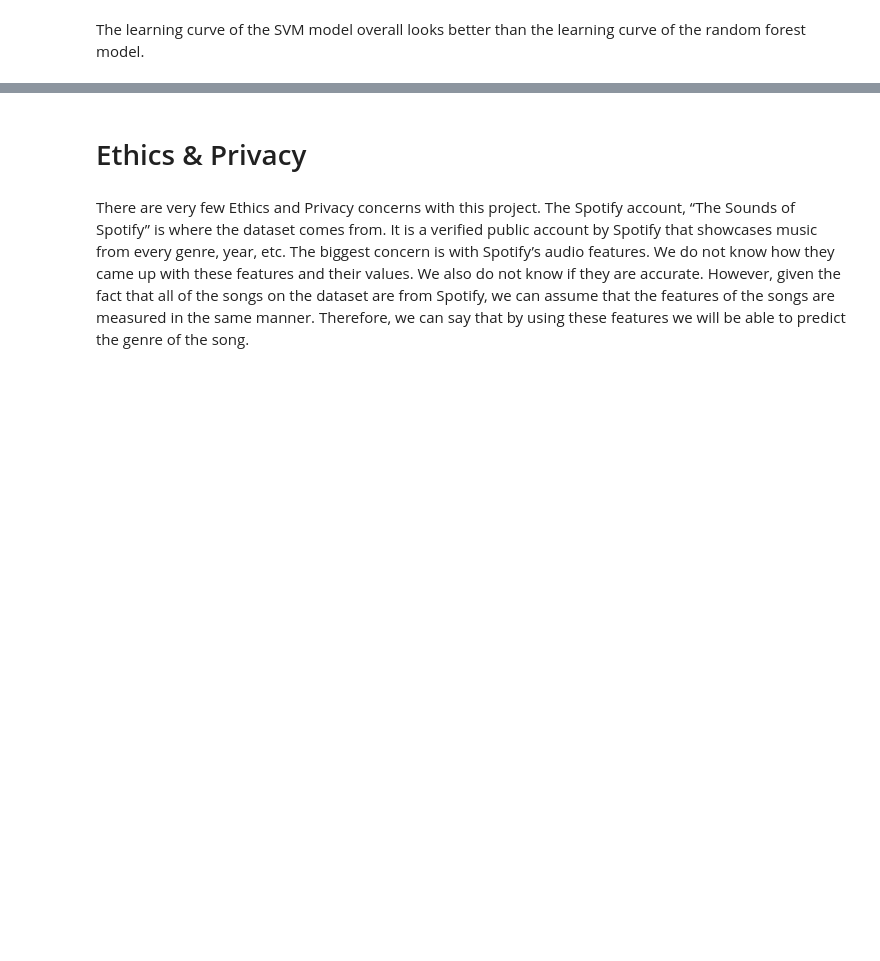
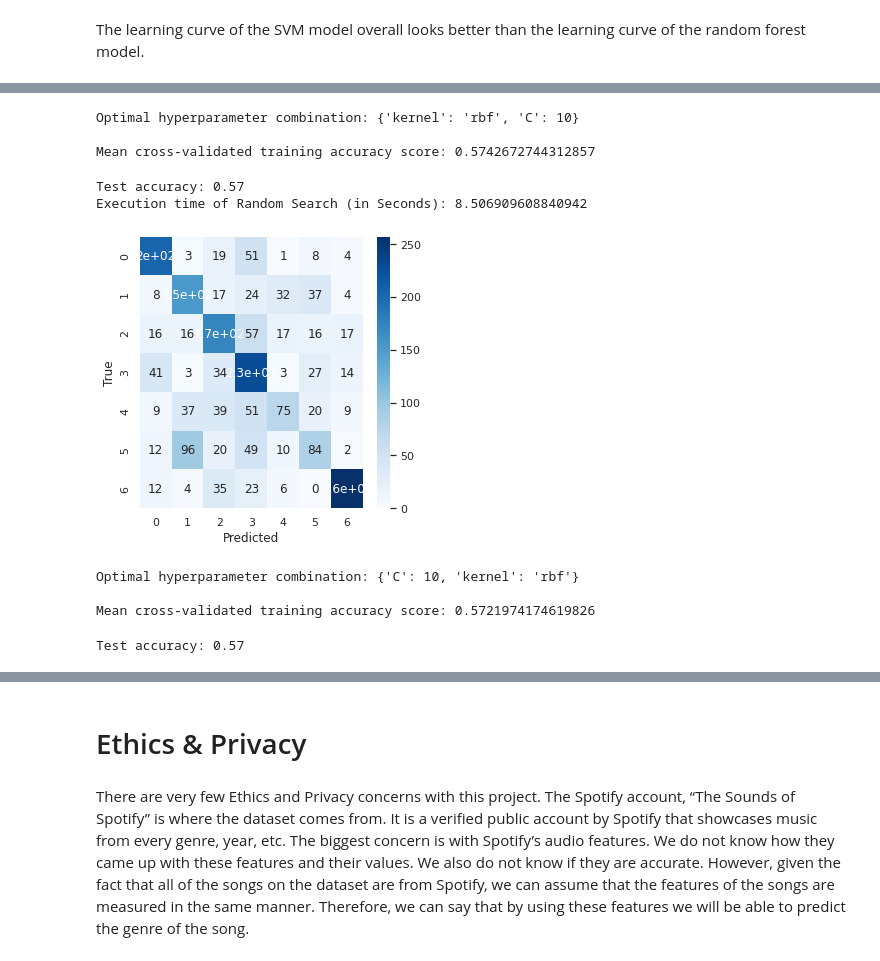
Before and after one commit to COGS118A/Group020-Sp22, a Jupyter notebook: TempFinalProject.ipynb, the cells around one changed output, grey strips where cells are left out. Drawn from its saved outputs; the diff is of its cells as text; code cells hidden in the pictures; blank space fills up the shorter version.

```diff
--- a/TempFinalProject.ipynb
+++ b/TempFinalProject.ipynb
@@ -675,0 +813,74 @@ The learning curve of the SVM model overall looks better than the learning curve
+# %%
+#RandomSearch for RandomForest
+import time
+import seaborn as sns
+import matplotlib.pyplot as plt
+from sklearn import svm, datasets
+from sklearn.model_selection import RandomizedSearchCV
+
+start = time.time()
+
+# Defining 3-dimensional hyperparameter space as a Python dictionary
+hyperparameter_space = {'kernel':('linear', 'rbf'), 'C':[1, 10]}
+svc = svm.SVC()
+svc.fit(X_train, y_train)
+
+rs = RandomizedSearchCV(svc, param_distributions=hyperparameter_space,
+                        n_iter=10, scoring="accuracy", random_state=0,
+                        n_jobs=-1, cv=10, return_train_score=True)
+
+rs.fit(X_train, y_train)
+print("Optimal hyperparameter combination:", rs.best_params_)
+print()
+print("Mean cross-validated training accuracy score:",
+      rs.best_score_)
+rs.best_estimator_.fit(X_train, y_train)
+y_pred = rs.best_estimator_.predict(X_test) # Predictions
+y_true = y_test # True values
+
+print("Test accuracy:", np.round(accuracy_score(y_true, y_pred), 2))
+cf_matrix = confusion_matrix(y_true, y_pred)
+
+sns.heatmap(cf_matrix, annot=True, cmap='Blues')
+plt.xlabel('Predicted')
+plt.ylabel('True')
+
+end = time.time()
+diff = end - start
+print('Execution time of Random Search (in Seconds):', diff)
+print()
+# %% [output]
+Optimal hyperparameter combination: {'kernel': 'rbf', 'C': 10}
+
+Mean cross-validated training accuracy score: 0.5742672744312857
+Test accuracy: 0.57
+Execution time of Random Search (in Seconds): 8.506909608840942
+[figure, added]
+# %%
+#grid searching key hyperparametres for SVC v1
+from sklearn import svm, datasets
+from sklearn.model_selection import GridSearchCV
+
+parameters = {'kernel':('linear', 'rbf'), 'C':[1, 10]}
+svc = svm.SVC()
+clf = GridSearchCV(svc, parameters)
+clf.fit(X_train, y_train)
+GridSearchCV(estimator=SVC(),
+             param_grid={'C': [1, 10], 'kernel': ('linear', 'rbf')})
+sorted(clf.cv_results_.keys())
+
+print("Optimal hyperparameter combination:", clf.best_params_)
+print()
+print("Mean cross-validated training accuracy score:",
+      clf.best_score_)
+clf.best_estimator_.fit(X_train, y_train)
+y_pred = clf.best_estimator_.predict(X_test) # Predictions
+y_true = y_test # True values
+
+print("Test accuracy:", np.round(accuracy_score(y_true, y_pred), 2))
+cf_matrix = confusion_matrix(y_true, y_pred)
+# %% [output]
+Optimal hyperparameter combination: {'C': 10, 'kernel': 'rbf'}
+
+Mean cross-validated training accuracy score: 0.5721974174619826
+Test accuracy: 0.57
```
Also changed, not shown: parts of 19 cells of this notebook.
